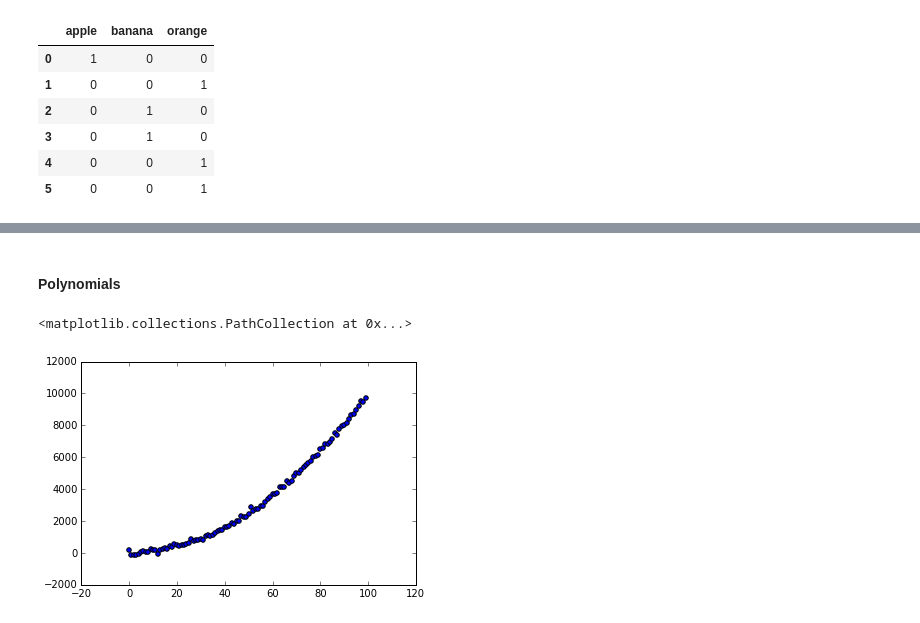
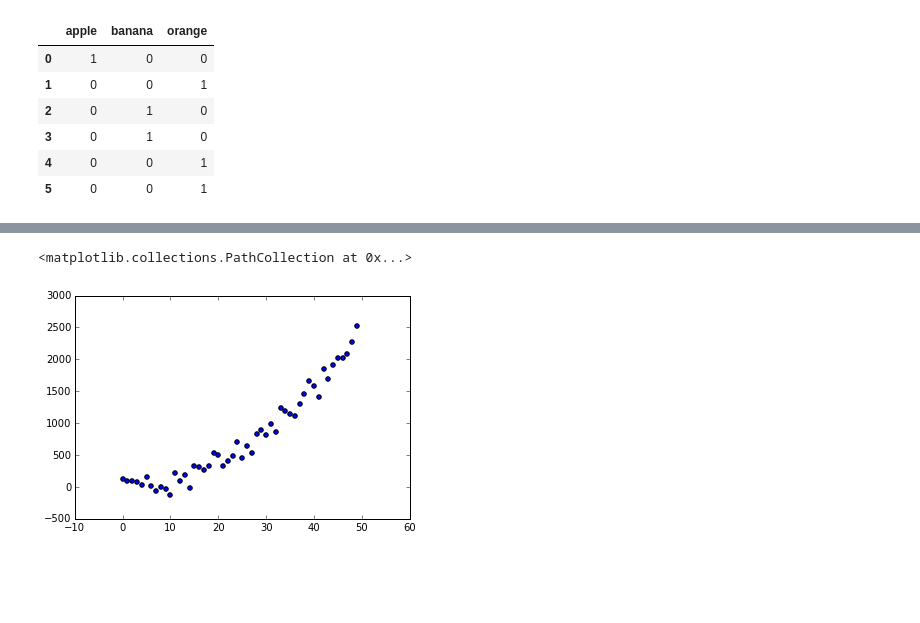
Before and after one commit to ejalonas/DAT_ATL_15, a Jupyter notebook: Notebooks/Linear Regression.ipynb, the cells around one changed output, grey strips where cells are left out. Saved outputs shown, nothing was run; the diff lists cells and outputs as text; code cells hidden in the pictures; blank space fills up the shorter version.

```diff
--- a/Notebooks/Linear Regression.ipynb
+++ b/Notebooks/Linear Regression.ipynb
@@ -292,13 +367,11 @@ strong multicollinearity or other numerical problems.
-# %% [markdown]
-#### Polynomials
 # %%
-random_normal = np.random.randn(100)
-x = np.arange(100)
-y = x**2+np.random.randn(100)*100
+random_normal = np.random.randn(50)
+x = np.arange(50)
+y = x**2+np.random.randn(50)*100
 plt.scatter(x,y)
 # %% [output]
 <matplotlib.collections.PathCollection at 0x...>
-[figure, old version]
+[figure, new version]
 # %%
 df = pd.DataFrame({'X':x, 'Y':y})
 model = sm.ols(formula='Y ~ X', data=df)
```
Also changed, not shown: parts of 33 cells of this notebook, 2 other files.
